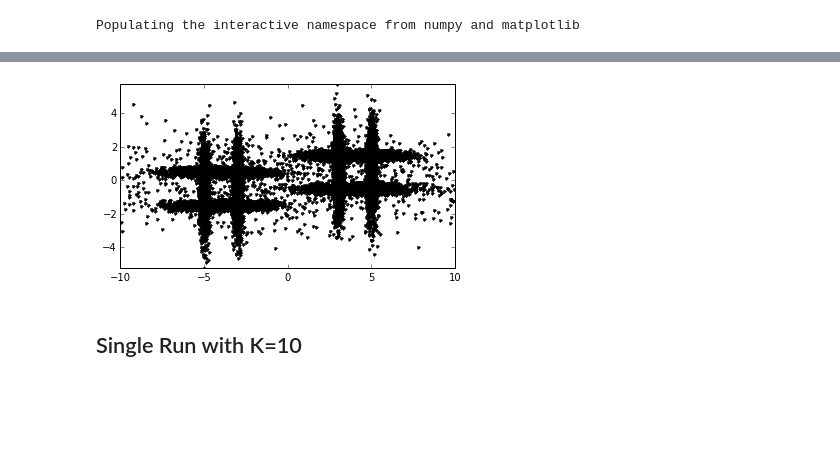
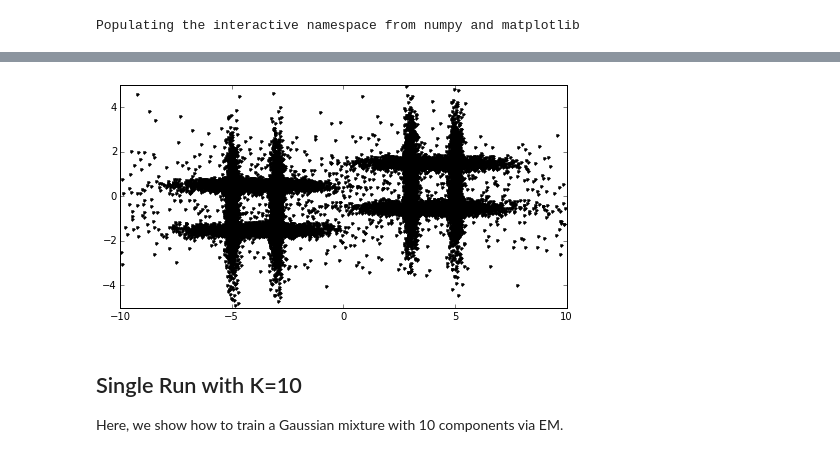
Before and after one commit to co2meal/-bnpy-dev, a Jupyter notebook: demos/Demo-HashtagK9.ipynb, the cells around one changed output, grey strips where cells are left out. Drawn from its saved outputs; the diff is of its cells as text; code cells hidden in the pictures; blank space fills up the shorter version.

```diff
--- a/demos/Demo-HashtagK9.ipynb
+++ b/demos/Demo-HashtagK9.ipynb
@@ -11,12 +21,16 @@ Populating the interactive namespace from numpy and matplotlib
 # %%
 import HashtagK9
 Data = HashtagK9.get_data(nObsTotal=20000)
 pylab.plot(Data.X[:,0], Data.X[:,1], 'k.');
-pylab.axis('image'); pylab.xlim([-10, 10]);
+pylab.gcf().set_size_inches(8, 4)
+pylab.axis('image');
+pylab.xlim([-10, 10]); pylab.ylim([-5, 5]);
 # %% [output]
-[figure, old version]
+[figure, new version]
 # %% [markdown]
 ## Single Run with K=10
+
+Here, we show how to train a Gaussian mixture with 10 components via EM.
 # %%
 hmodel, RInfo = bnpy.run(Data, 'MixModel', 'Gauss', 'EM',
                 jobname='demo-K10', K=10, nLap=500, convergeThr=0.01, printEvery=25)
```
Also changed, not shown: parts of 12 cells of this notebook, 3 other files.
